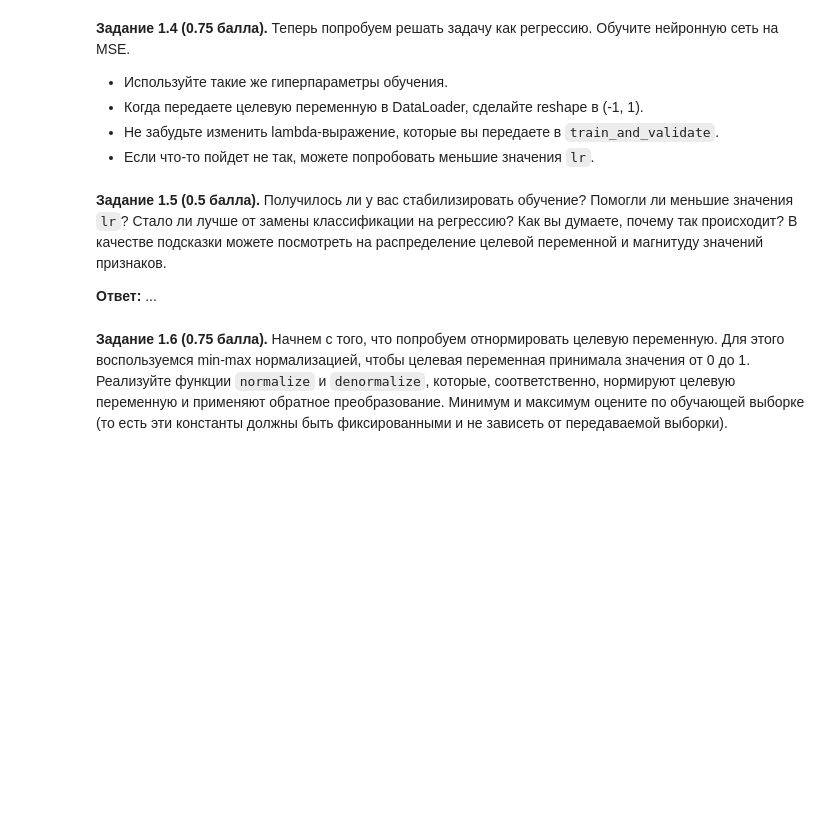
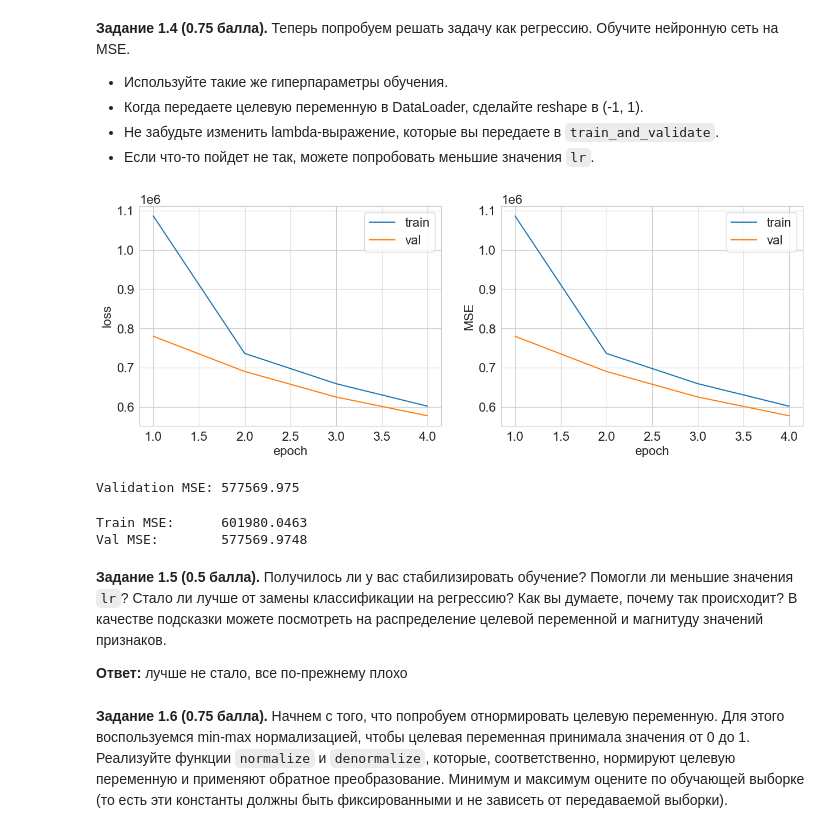
Before and after one commit to DevYourMind/intro-to-dl-hse, a Jupyter notebook: homeworks-small/shw-01-mlp/shw-01-mlp-part2.ipynb, the cells around one changed output. Cells and saved outputs as stored; diff of their text form; code cells hidden in the pictures; blank space fills up the shorter version.

```diff
--- a/homeworks-small/shw-01-mlp/shw-01-mlp-part2.ipynb
+++ b/homeworks-small/shw-01-mlp/shw-01-mlp-part2.ipynb
@@ -256,10 +293,38 @@ def train_and_validate(model, optimizer, criterion, metric, train_loader, val_lo
 - Если что-то пойдет не так, можете попробовать меньшие значения `lr`.
 # %%
 # YOUR CODE HERE (－.－)...zzzZZZzzzZZZ
+
+train_loader = mm.DataLoader(X_train, y_train.reshape(-1, 1), batch_size=64, shuffle=True)
+val_loader = mm.DataLoader(X_test, y_test.reshape(-1, 1), batch_size=64, shuffle=False)
+
+n_features = X_train.shape[1]
+n_hidden_neurons = 128
+
+model = mm.Sequential(
+    mm.Linear(n_features, n_hidden_neurons),
+    mm.ReLU(),
+    mm.Linear(n_hidden_neurons, 1)
+)
+
+optimizer = mm.SGD(model, lr=1e-10)
+criterion = mm.MSELoss()
+metric = lambda x, y: mean_squared_error(x, y)
+num_epochs = 4
+
+train_metric, val_metrics = train_and_validate(model, optimizer, criterion, metric, train_loader, val_loader,
+                       num_epochs, verbose=True)
+# %% [output]
+[figure, added]
+Validation MSE: 577569.975
+# %%
+print(f'Train MSE: \t{train_metric:.4f}\nVal MSE: \t{val_metrics:.4f}')
+# %% [output]
+Train MSE:      601980.0463
+Val MSE:        577569.9748
 # %% [markdown]
 **Задание 1.5 (0.5 балла).** Получилось ли у вас стабилизировать обучение? Помогли ли меньшие значения `lr`? Стало ли лучше от замены классификации на регрессию? Как вы думаете, почему так происходит? В качестве подсказки можете посмотреть на распределение целевой переменной и магнитуду значений признаков.
 
-**Ответ:** ...
+**Ответ:** лучше не стало, все по-прежнему плохо
 # %% [markdown]
 **Задание 1.6 (0.75 балла).** Начнем с того, что попробуем отнормировать целевую переменную. Для этого воспользуемся min-max нормализацией, чтобы целевая переменная принимала значения от 0 до 1. Реализуйте функции `normalize` и `denormalize`, которые, соответственно, нормируют целевую переменную и применяют обратное преобразование. Минимум и максимум оцените по обучающей выборке (то есть эти константы должны быть фиксированными и не зависеть от передаваемой выборки).
 # %%
```
Also changed, not shown: parts of 22 cells of this notebook, 3 other files.
